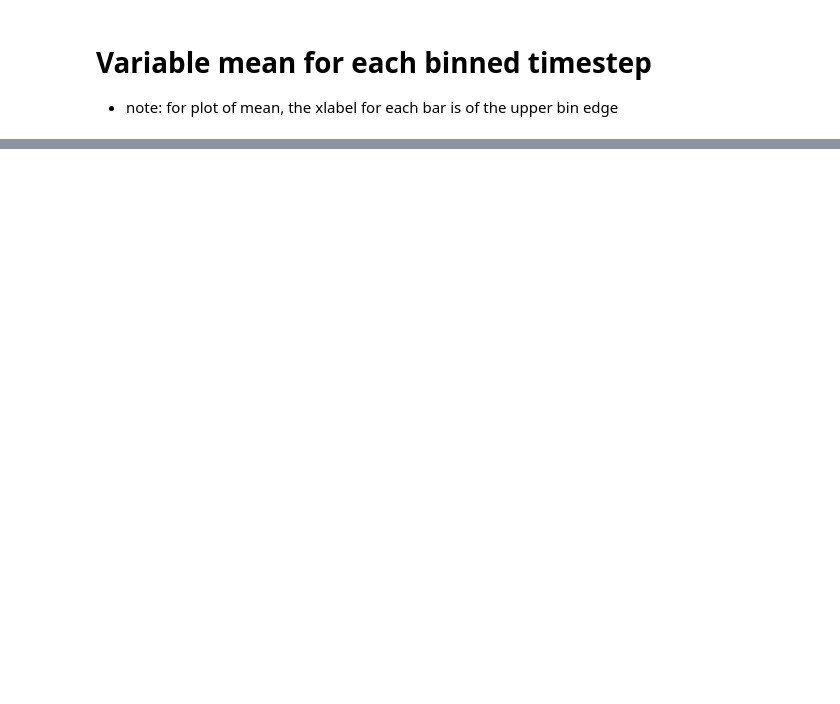
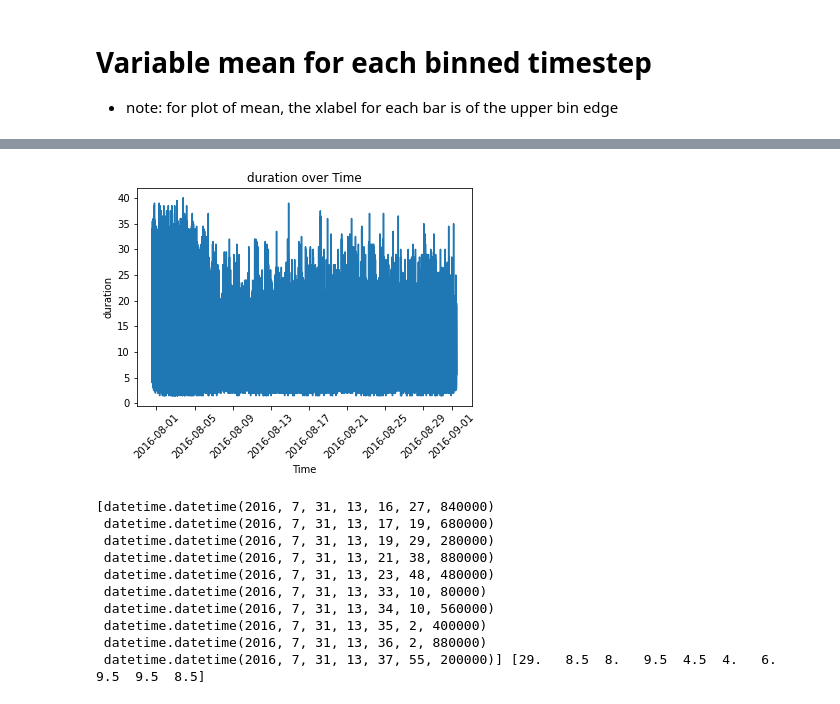
Before and after one commit to bfildier/stage-2023-rain-extremes-timing-intensity, a Jupyter notebook: scripts/start/MCS_properties/MCSprops.ipynb, the cells around one changed output, grey strips where cells are left out. Saved outputs shown, nothing was run; the diff lists cells and outputs as text; code cells hidden in the pictures; blank space fills up the shorter version.

```diff
--- a/scripts/start/MCS_properties/MCSprops.ipynb
+++ b/scripts/start/MCS_properties/MCSprops.ipynb
@@ -188,0 +231,37 @@ plt.show()
+# %%
+# Extract the values of the attribute from the objects
+attribute_values_list = [getattr(obj, attribute) for obj in toocan]
+# %%
+# Convert the lists to NumPy arrays for easier manipulation
+localtime_Init_dates = np.array(localtime_Init_dates)
+attribute_values_list = np.array(attribute_values_list)
+
+# Sort the localtime_Init_dates and attribute_values_list based on localtime_Init_dates
+sort_indices = np.argsort(localtime_Init_dates)
+localtime_Init_dates_ordered = localtime_Init_dates[sort_indices]
+attribute_values_list_ordered = attribute_values_list[sort_indices]
+# %%
+# Plot the  values against the unique dates
+plt.plot(localtime_Init_dates_ordered, attribute_values_list_ordered)
+
+plt.xticks(rotation=45)
+# Set labels and title
+plt.xlabel('Time')
+plt.ylabel(attribute)
+plt.title(attribute + ' over Time')
+
+# Display the plot
+plt.show()
+print(localtime_Init_dates_ordered[0:10], attribute_values_list_ordered[0:10])
+# %% [output]
+[figure, added]
+[datetime.datetime(2016, 7, 31, 13, 16, 27, 840000)
+ datetime.datetime(2016, 7, 31, 13, 17, 19, 680000)
+ datetime.datetime(2016, 7, 31, 13, 19, 29, 280000)
+ datetime.datetime(2016, 7, 31, 13, 21, 38, 880000)
+ datetime.datetime(2016, 7, 31, 13, 23, 48, 480000)
+ datetime.datetime(2016, 7, 31, 13, 33, 10, 80000)
+ datetime.datetime(2016, 7, 31, 13, 34, 10, 560000)
+ datetime.datetime(2016, 7, 31, 13, 35, 2, 400000)
+ datetime.datetime(2016, 7, 31, 13, 36, 2, 880000)
+ datetime.datetime(2016, 7, 31, 13, 37, 55, 200000)] [29.   8.5  8.   9.5  4.5  4.   6.   9.5  9.5  8.5]
```
Also changed, not shown: parts of 26 cells of this notebook, 1 other file.
